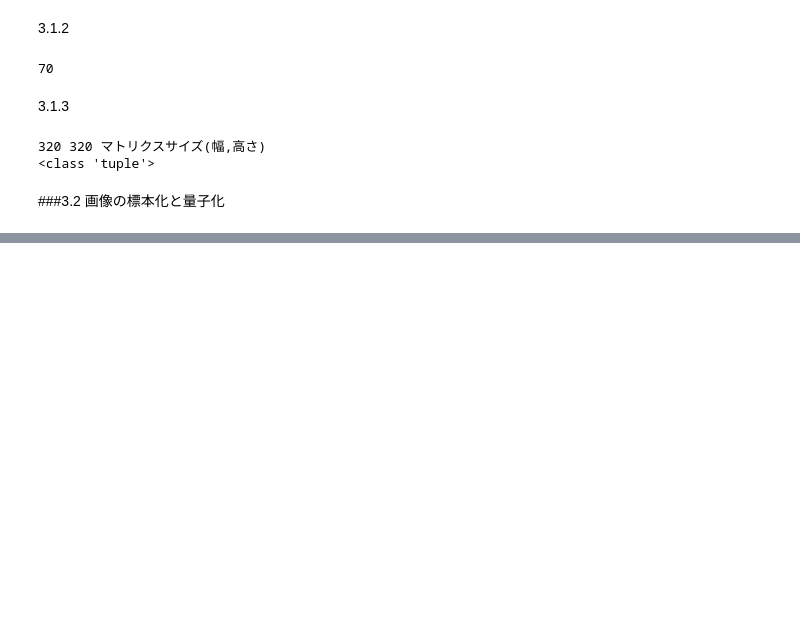
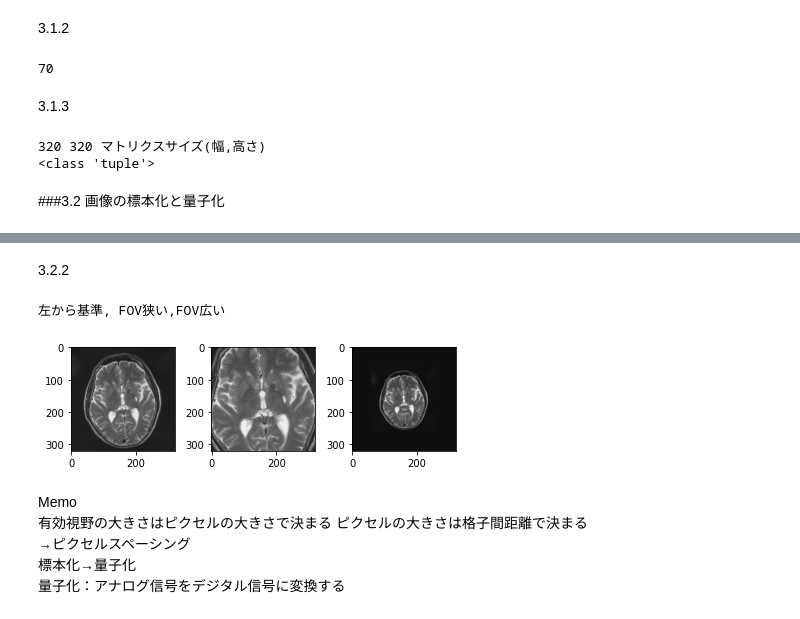
Before and after one commit to KuriharaYoshiki/python_medical_images, a Jupyter notebook: popipa.ipynb, the cells around one changed output, grey strips where cells are left out. Cells and saved outputs as stored; diff of their text form; code cells hidden in the pictures; blank space fills up the shorter version.

```diff
--- a/popipa.ipynb
+++ b/popipa.ipynb
@@ -60,0 +78,45 @@ print(type(image.shape))
+# %% [markdown]
+3.2.2
+# %%
+#基準画像(オリジナル)をロード
+ref_img=cv2.imread(filename='/content/drive/My Drive/DATASET/dataset/MR_LEE_IR87a.jpg',
+                   flags=cv2.IMREAD_GRAYSCALE)
+h,w=ref_img.shape
+
+#FOV狭い画像を模擬作成
+#中央の200×200をクロップ
+narrow=ref_img[59:259,59:259]
+#マトリクスサイズをオリジナルに合わせる
+narrow=cv2.resize(narrow,(w,h))
+
+#FOVの広い画像を模擬作成
+#オリジナルの左上隅の領域10×10の平均ピクセル値でバディングする
+pad_v=ref_img[:10,:10] #オリジナルの左上隅の領域10×10
+mean=np.uint8(np.mean(pad_v)) #平均ピクセル値
+wide=np.zeros((512,512)) #320*320 to 512*512
+#周囲をバディング
+wide[:96,:]=mean  #[ : ]の場合は0番目から最後までを取る
+wide[416:512,:]=mean
+wide[:,:96]=mean
+wide[:,416:512]=mean
+#中心の320×320を元画像で埋める
+wide[96:416,96:416]=np.copy(ref_img)
+#マトリクスサイズをオリジナルに合わせる
+wide=cv2.resize(wide,(w,h))
+#画像をリストにまとめる
+images=[ref_img,narrow,wide]
+print("左から基準, FOV狭い,FOV広い")
+for i in range(3):
+  plt.subplot(1,3,(1+i))
+  plt.imshow(images[i],cmap='gray')
+  plt.tight_layout()　#重なりや空白を自動調整する
+# %% [output]
+左から基準, FOV狭い,FOV広い
+[figure, added]
+# %% [markdown]
+Memo
+有効視野の大きさはピクセルの大きさで決まる
+ピクセルの大きさは格子間距離で決まる
+→ピクセルスペーシング
+標本化→量子化
+量子化：アナログ信号をデジタル信号に変換する
```
Also changed, not shown: parts of 3 cells of this notebook.
